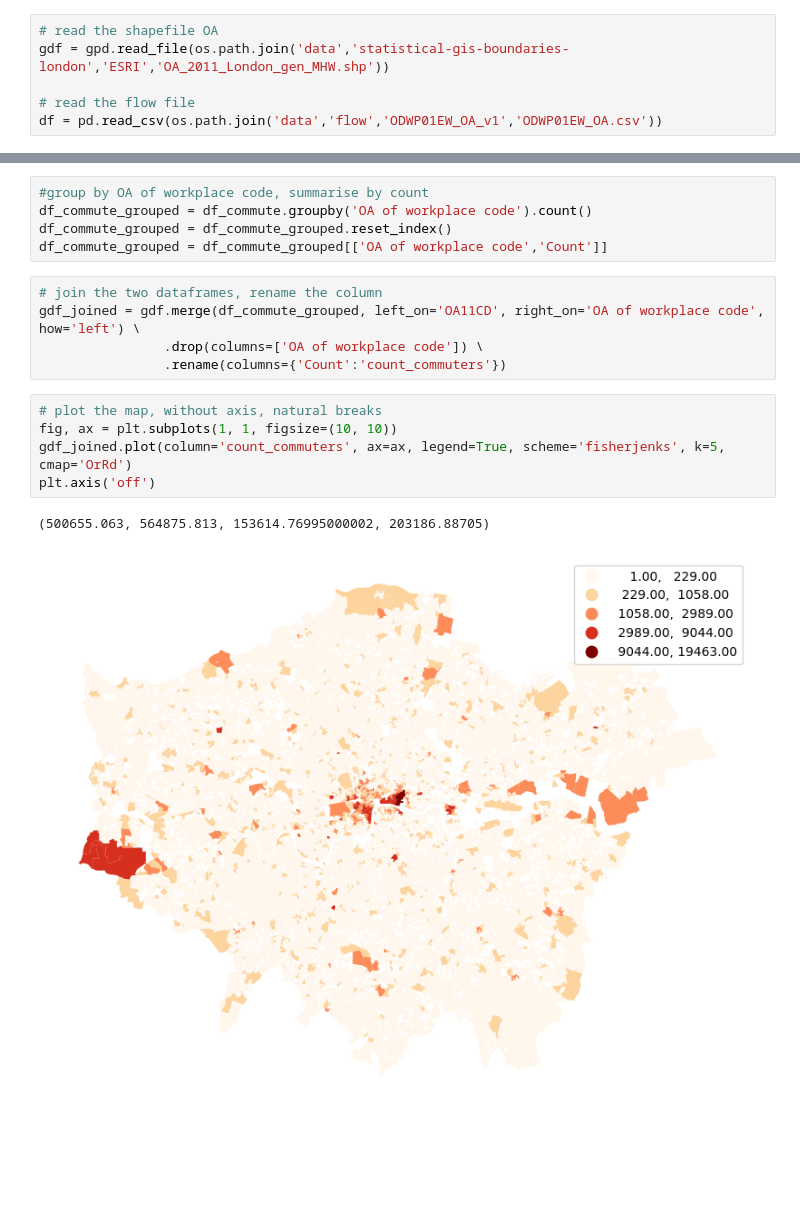
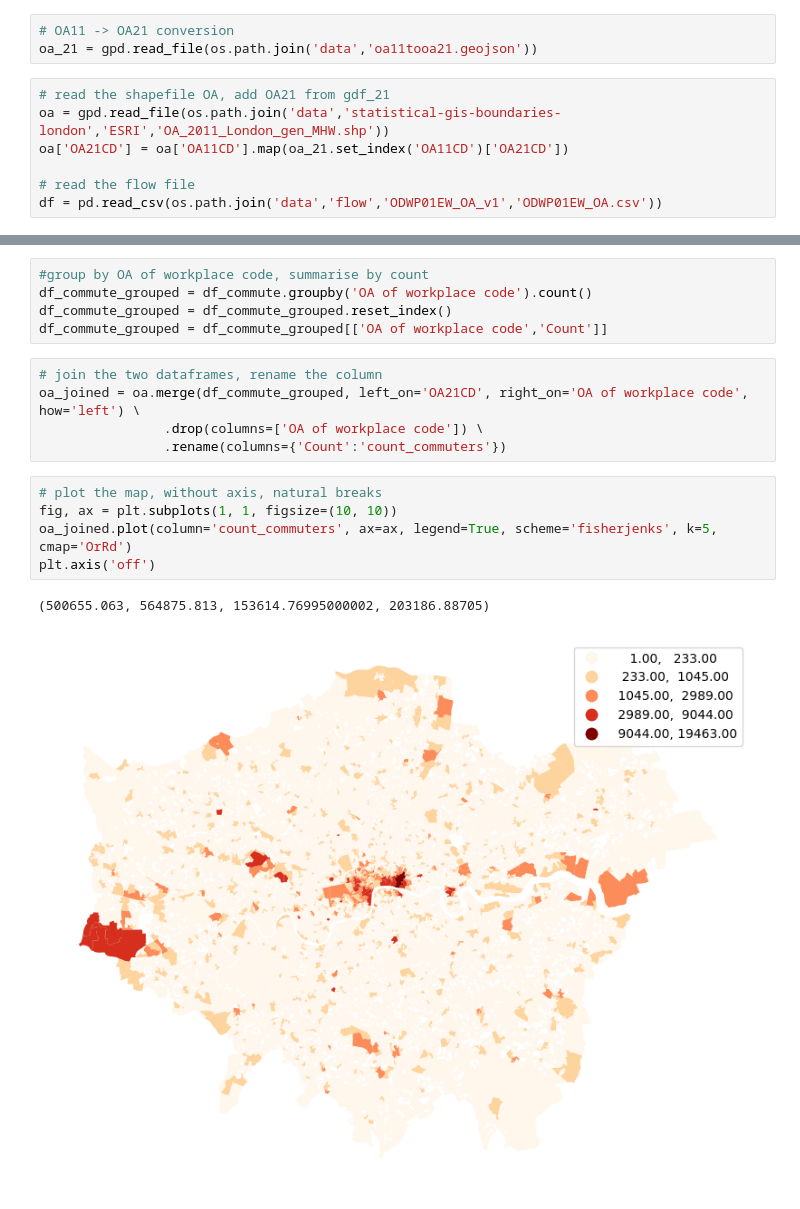
Before and after one commit to shaunhoang/casa-tfl, a Jupyter notebook: code/od.ipynb, the cells around one changed output, grey strips where cells are left out. Cells and saved outputs as stored; diff of their text form; blank space fills up the shorter version.

```diff
--- a/code/od.ipynb
+++ b/code/od.ipynb
@@ -4,9 +4,13 @@ import geopandas as gpd
 import os
 import matplotlib.pyplot as plt
 import numpy as np
+# %%
+# OA11 -> OA21 conversion
+oa_21 = gpd.read_file(os.path.join('data','oa11tooa21.geojson'))
 # %%
-# read the shapefile OA
-gdf = gpd.read_file(os.path.join('data','statistical-gis-boundaries-london','ESRI','OA_2011_London_gen_MHW.shp'))
+# read the shapefile OA, add OA21 from gdf_21
+oa = gpd.read_file(os.path.join('data','statistical-gis-boundaries-london','ESRI','OA_2011_London_gen_MHW.shp'))
+oa['OA21CD'] = oa['OA11CD'].map(oa_21.set_index('OA11CD')['OA21CD'])
 
 # read the flow file
 df = pd.read_csv(os.path.join('data','flow','ODWP01EW_OA_v1','ODWP01EW_OA.csv'))
@@ -59,15 +63,15 @@ df_commute_grouped = df_commute_grouped.reset_index()
 df_commute_grouped = df_commute_grouped[['OA of workplace code','Count']]
 # %%
 # join the two dataframes, rename the column
-gdf_joined = gdf.merge(df_commute_grouped, left_on='OA11CD', right_on='OA of workplace code', how='left') \
+oa_joined = oa.merge(df_commute_grouped, left_on='OA21CD', right_on='OA of workplace code', how='left') \
                 .drop(columns=['OA of workplace code']) \
                 .rename(columns={'Count':'count_commuters'})
 # %%
 # plot the map, without axis, natural breaks
 fig, ax = plt.subplots(1, 1, figsize=(10, 10))
-gdf_joined.plot(column='count_commuters', ax=ax, legend=True, scheme='fisherjenks', k=5, cmap='OrRd')
+oa_joined.plot(column='count_commuters', ax=ax, legend=True, scheme='fisherjenks', k=5, cmap='OrRd')
 plt.axis('off')
 # %% [output]
 (500655.063, 564875.813, 153614.76995000002, 203186.88705)
-[figure, old version]
+[figure, new version]
 # %%
```
Also changed, not shown: parts of 3 cells of this notebook, 3 other files.
